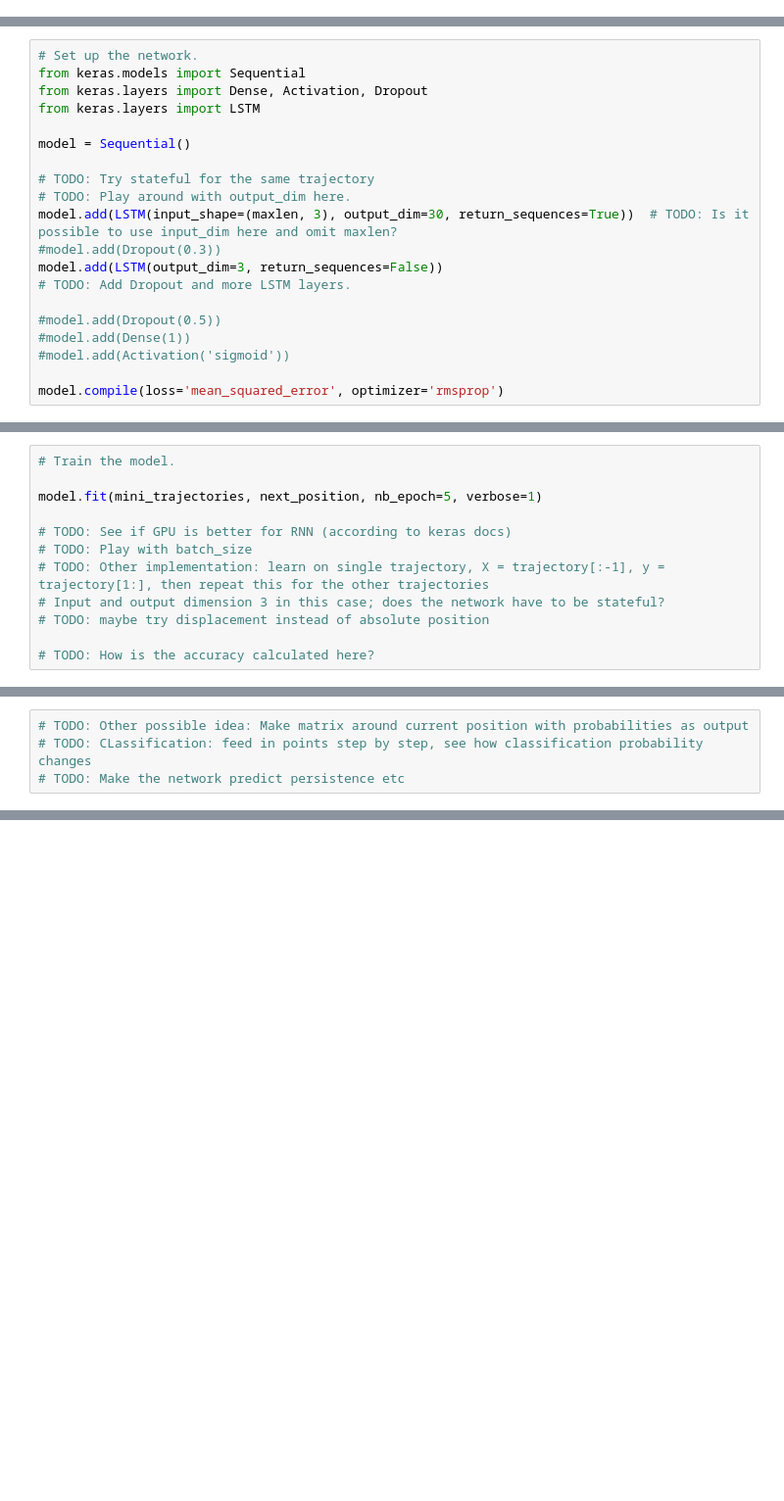
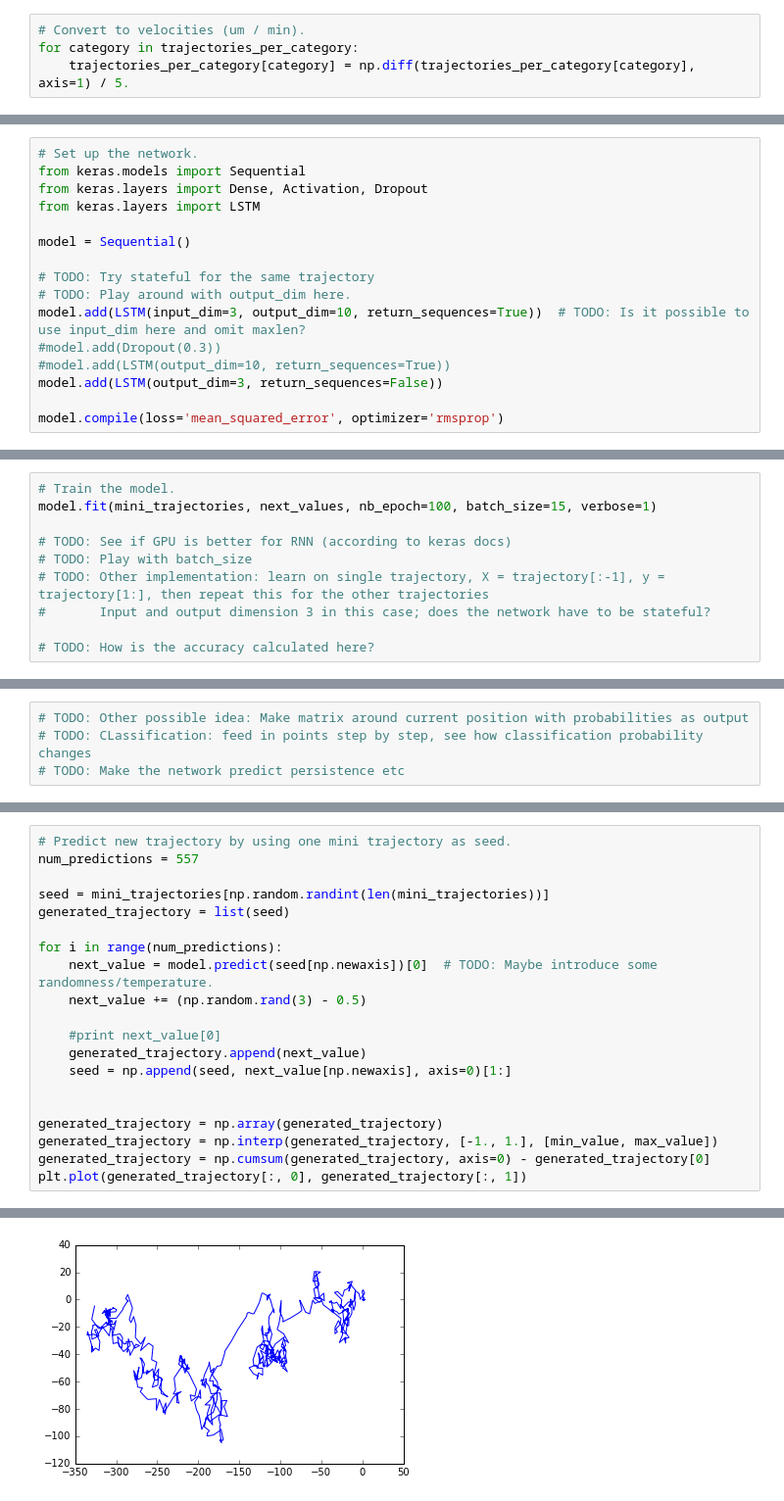
Before and after one commit to jrieke/lstm-biology, a Jupyter notebook: prediction.ipynb, the cells around one changed output, grey strips where cells are left out. Shown at 98% size. Saved outputs shown, nothing was run; the diff lists cells and outputs as text; blank space fills up the shorter version.

```diff
--- a/prediction.ipynb
+++ b/prediction.ipynb
@@ -35 +29,5 @@ cell065.dat -> 577 time steps
+# %%
+# Convert to velocities (um / min).
+for category in trajectories_per_category:
+    trajectories_per_category[category] = np.diff(trajectories_per_category[category], axis=1) / 5.
 # %%
@@ -95,13 +92,9 @@ model = Sequential()
 
 # TODO: Try stateful for the same trajectory
 # TODO: Play around with output_dim here.
-model.add(LSTM(input_shape=(maxlen, 3), output_dim=30, return_sequences=True))  # TODO: Is it possible to use input_dim here and omit maxlen?
+model.add(LSTM(input_dim=3, output_dim=10, return_sequences=True))  # TODO: Is it possible to use input_dim here and omit maxlen?
 #model.add(Dropout(0.3))
+#model.add(LSTM(output_dim=10, return_sequences=True))
 model.add(LSTM(output_dim=3, return_sequences=False))
-# TODO: Add Dropout and more LSTM layers.
-
-#model.add(Dropout(0.5))
-#model.add(Dense(1))
-#model.add(Activation('sigmoid'))
 
 model.compile(loss='mean_squared_error', optimizer='rmsprop')
@@ -108,13 +103,11 @@ model.compile(loss='mean_squared_error', optimizer='rmsprop')
 # %%
 # Train the model.
-
-model.fit(mini_trajectories, next_position, nb_epoch=5, verbose=1)
+model.fit(mini_trajectories, next_values, nb_epoch=100, batch_size=15, verbose=1)
 
 # TODO: See if GPU is better for RNN (according to keras docs)
 # TODO: Play with batch_size
 # TODO: Other implementation: learn on single trajectory, X = trajectory[:-1], y = trajectory[1:], then repeat this for the other trajectories
-# Input and output dimension 3 in this case; does the network have to be stateful?
-# TODO: maybe try displacement instead of absolute position
+#       Input and output dimension 3 in this case; does the network have to be stateful?
 
 # TODO: How is the accuracy calculated here?
 # %% [output]
@@ -186,0 +173,21 @@ np.sum(np.abs(constant_predicted - expected)) / len(predicted) / 3.
+# %%
+# Predict new trajectory by using one mini trajectory as seed.
+num_predictions = 557
+
+seed = mini_trajectories[np.random.randint(len(mini_trajectories))]
+generated_trajectory = list(seed)
+
+for i in range(num_predictions):
+    next_value = model.predict(seed[np.newaxis])[0]  # TODO: Maybe introduce some randomness/temperature.
+    next_value += (np.random.rand(3) - 0.5)
+
+    #print next_value[0]
+    generated_trajectory.append(next_value)
+    seed = np.append(seed, next_value[np.newaxis], axis=0)[1:]
+
+
+generated_trajectory = np.array(generated_trajectory)
+generated_trajectory = np.interp(generated_trajectory, [-1., 1.], [min_value, max_value])
+generated_trajectory = np.cumsum(generated_trajectory, axis=0) - generated_trajectory[0]
+plt.plot(generated_trajectory[:, 0], generated_trajectory[:, 1])
+# %% [output]
@@ -186,0 +195 @@ np.sum(np.abs(constant_predicted - expected)) / len(predicted) / 3.
+[figure, added]
```
Also changed, not shown: parts of 18 cells of this notebook, 1 other file.
